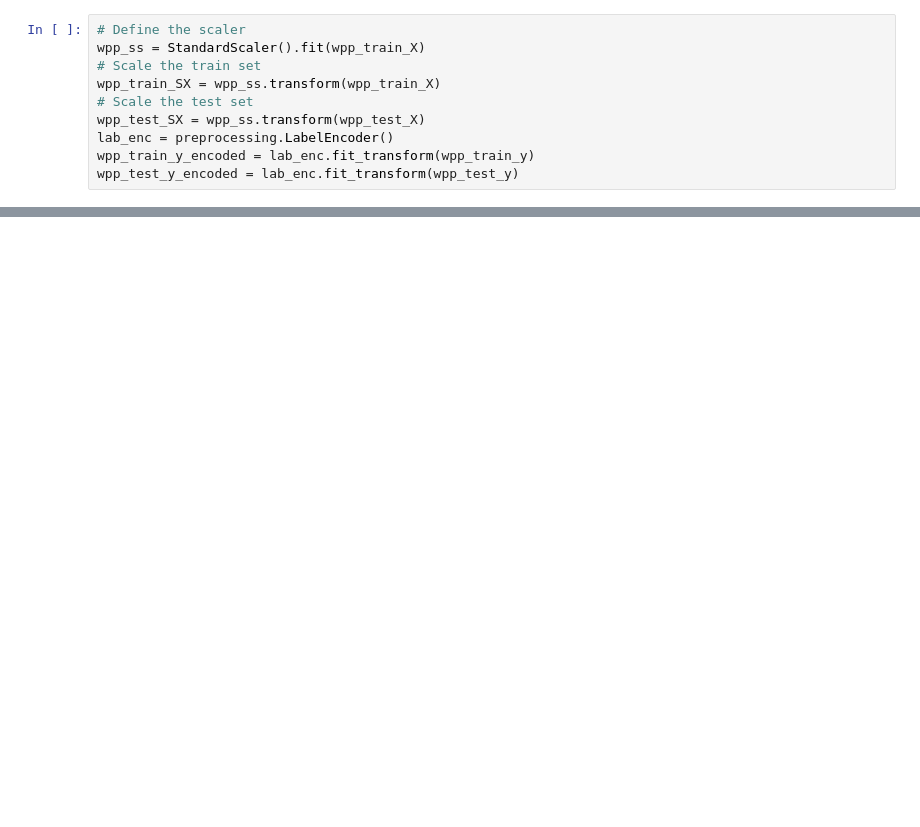
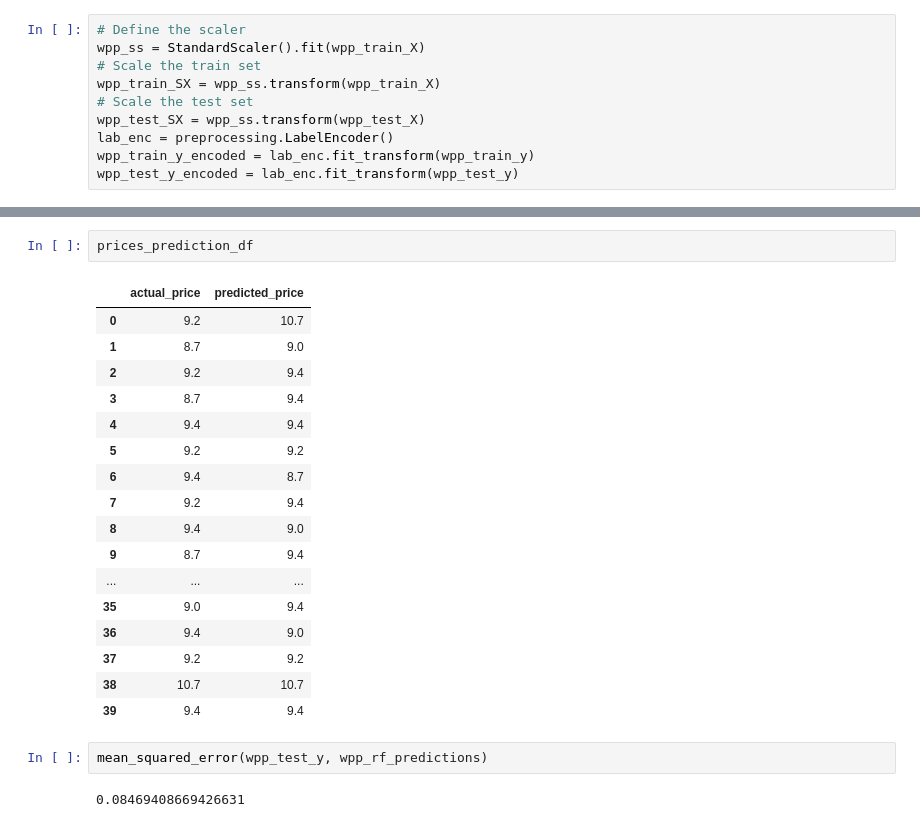
Before and after one commit to OttaviaFeletig/wine-price-prediction, a Jupyter notebook: wine-price-prediction.ipynb, the cells around one changed output, grey strips where cells are left out. Drawn from its saved outputs; the diff is of its cells as text; blank space fills up the shorter version.

```diff
--- a/wine-price-prediction.ipynb
+++ b/wine-price-prediction.ipynb
@@ -188,0 +212,24 @@ Accuracy: 97.95 %.
+# %%
+prices_prediction_df
+# %% [output]
+|  | actual_price | predicted_price |
+| 0 | 9.2 | 10.7 |
+| 1 | 8.7 | 9.0 |
+| 2 | 9.2 | 9.4 |
+| 3 | 8.7 | 9.4 |
+| 4 | 9.4 | 9.4 |
+| 5 | 9.2 | 9.2 |
+| 6 | 9.4 | 8.7 |
+| 7 | 9.2 | 9.4 |
+| 8 | 9.4 | 9.0 |
+| 9 | 8.7 | 9.4 |
+| ... | ... | ... |
+| 35 | 9.0 | 9.4 |
+| 36 | 9.4 | 9.0 |
+| 37 | 9.2 | 9.2 |
+| 38 | 10.7 | 10.7 |
+| 39 | 9.4 | 9.4 |
+# %%
+mean_squared_error(wpp_test_y, wpp_rf_predictions)
+# %% [output]
+0.08469408669426631
```
Also changed, not shown: parts of 6 cells of this notebook, 1 other file.
